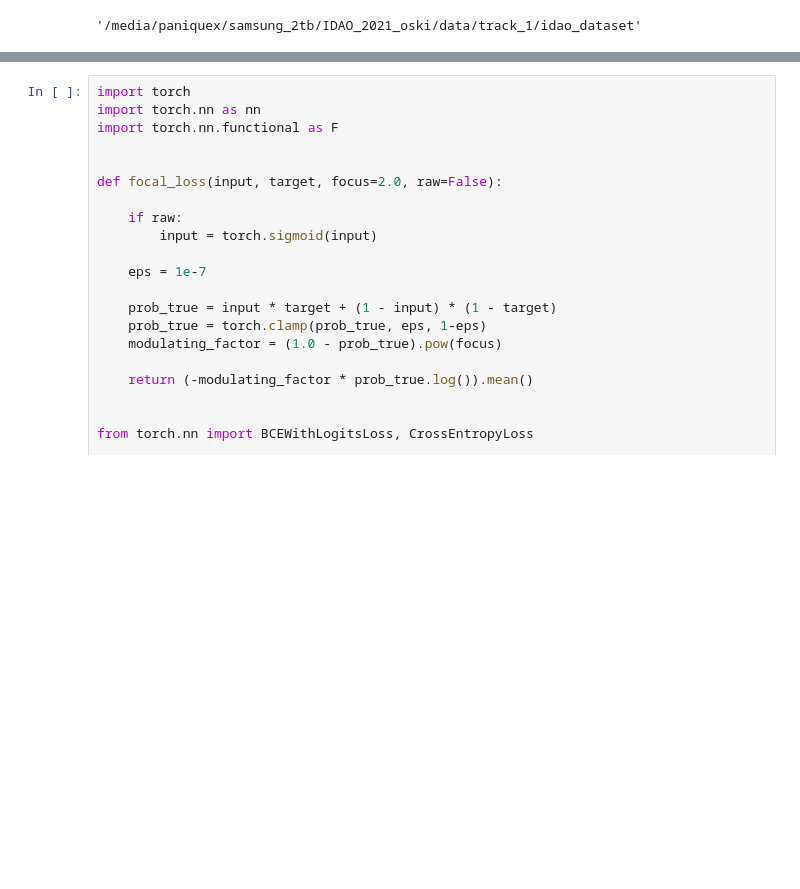
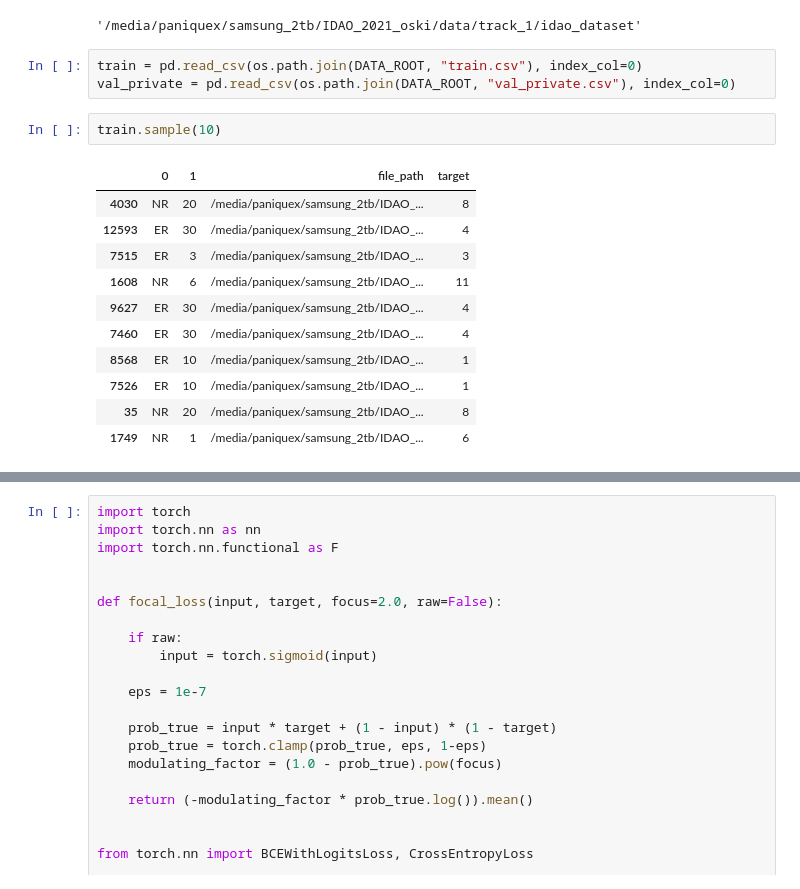
Before and after one commit to paniquex/IDAO_2021_oski, a Jupyter notebook: notebooks/training_pipeline.ipynb, the cells around one changed output, grey strips where cells are left out. Saved outputs shown, nothing was run; the diff lists cells and outputs as text; blank space fills up the shorter version.

```diff
--- a/notebooks/training_pipeline.ipynb
+++ b/notebooks/training_pipeline.ipynb
@@ -50,6 +50,23 @@ DEVICE = torch.device(f"cuda:{ids}")
 DATA_ROOT
 # %% [output]
 '/media/paniquex/samsung_2tb/IDAO_2021_oski/data/track_1/idao_dataset'
+# %%
+train = pd.read_csv(os.path.join(DATA_ROOT, "train.csv"), index_col=0)
+val_private = pd.read_csv(os.path.join(DATA_ROOT, "val_private.csv"), index_col=0)
+# %%
+train.sample(10)
+# %% [output]
+|  | 0 | 1 | file_path | target |
+| 4030 | NR | 20 | /media/paniquex/samsung_2tb/IDAO_... | 8 |
+| 12593 | ER | 30 | /media/paniquex/samsung_2tb/IDAO_... | 4 |
+| 7515 | ER | 3 | /media/paniquex/samsung_2tb/IDAO_... | 3 |
+| 1608 | NR | 6 | /media/paniquex/samsung_2tb/IDAO_... | 11 |
+| 9627 | ER | 30 | /media/paniquex/samsung_2tb/IDAO_... | 4 |
+| 7460 | ER | 30 | /media/paniquex/samsung_2tb/IDAO_... | 4 |
+| 8568 | ER | 10 | /media/paniquex/samsung_2tb/IDAO_... | 1 |
+| 7526 | ER | 10 | /media/paniquex/samsung_2tb/IDAO_... | 1 |
+| 35 | NR | 20 | /media/paniquex/samsung_2tb/IDAO_... | 8 |
+| 1749 | NR | 1 | /media/paniquex/samsung_2tb/IDAO_... | 6 |
 # %%
 from sklearn.preprocessing import LabelEncoder
 
```
Also changed, not shown: parts of 9 cells of this notebook, 6 other files.
